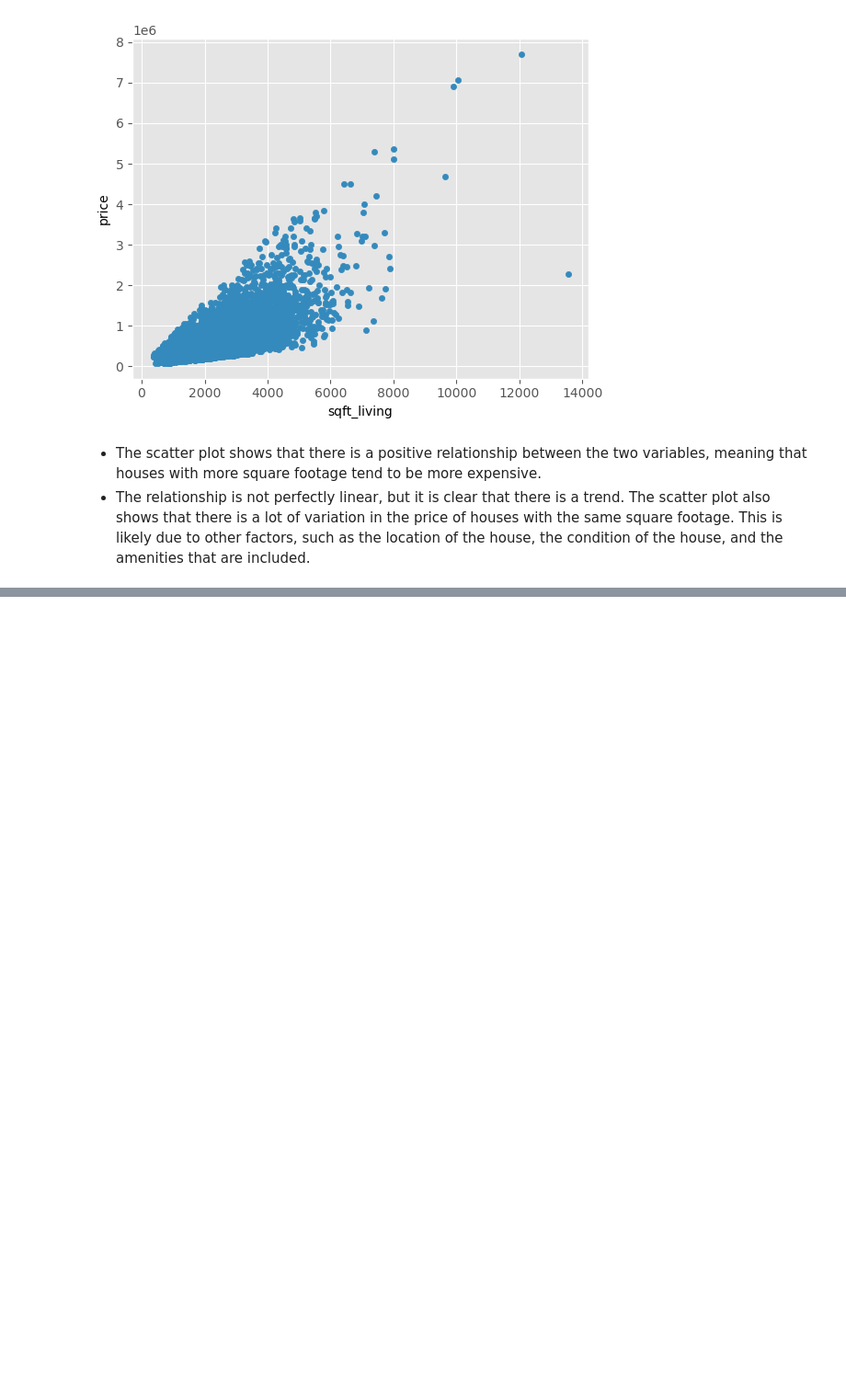
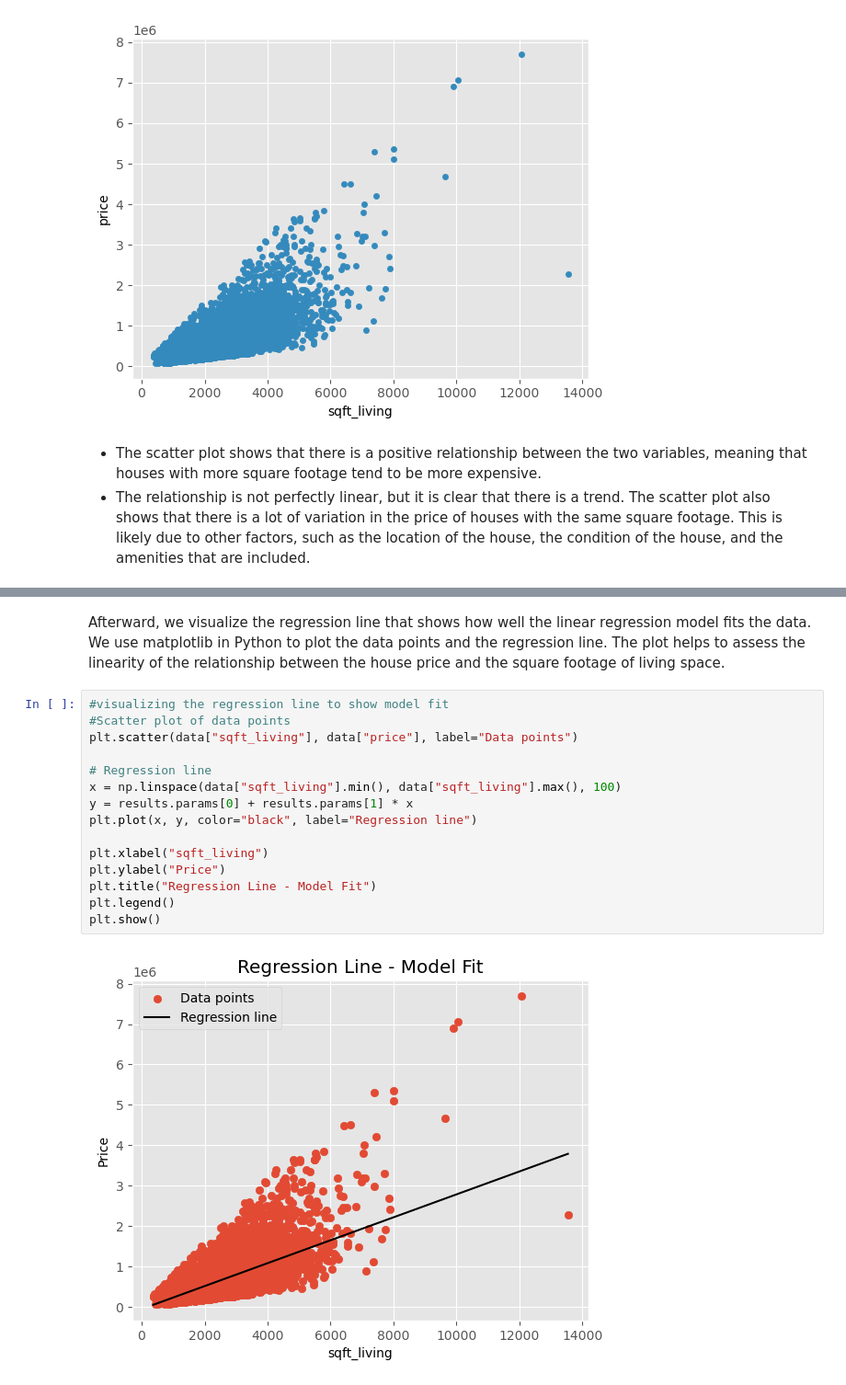
Before and after one commit to Ivan3864/House-Price-Prediction-Using-Regression, a Jupyter notebook: student.ipynb, the cells around one changed output, grey strips where cells are left out. Shown at 92% size. Drawn from its saved outputs; the diff is of its cells as text; blank space fills up the shorter version.

```diff
--- a/student.ipynb
+++ b/student.ipynb
@@ -354,0 +479,19 @@ data.plot.scatter(x="sqft_living", y="price");
+# %% [markdown]
+Afterward, we visualize the regression line that shows how well the linear regression model fits the data. We use matplotlib in Python to plot the data points and the regression line. The plot helps to assess the linearity of the relationship between the house price and the square footage of living space.
+# %%
+#visualizing the regression line to show model fit
+#Scatter plot of data points
+plt.scatter(data["sqft_living"], data["price"], label="Data points")
+
+# Regression line
+x = np.linspace(data["sqft_living"].min(), data["sqft_living"].max(), 100)
+y = results.params[0] + results.params[1] * x
+plt.plot(x, y, color="black", label="Regression line")
+
+plt.xlabel("sqft_living")
+plt.ylabel("Price")
+plt.title("Regression Line - Model Fit")
+plt.legend()
+plt.show()
+# %% [output]
+[figure, added]
```
Also changed, not shown: parts of 11 cells of this notebook.
